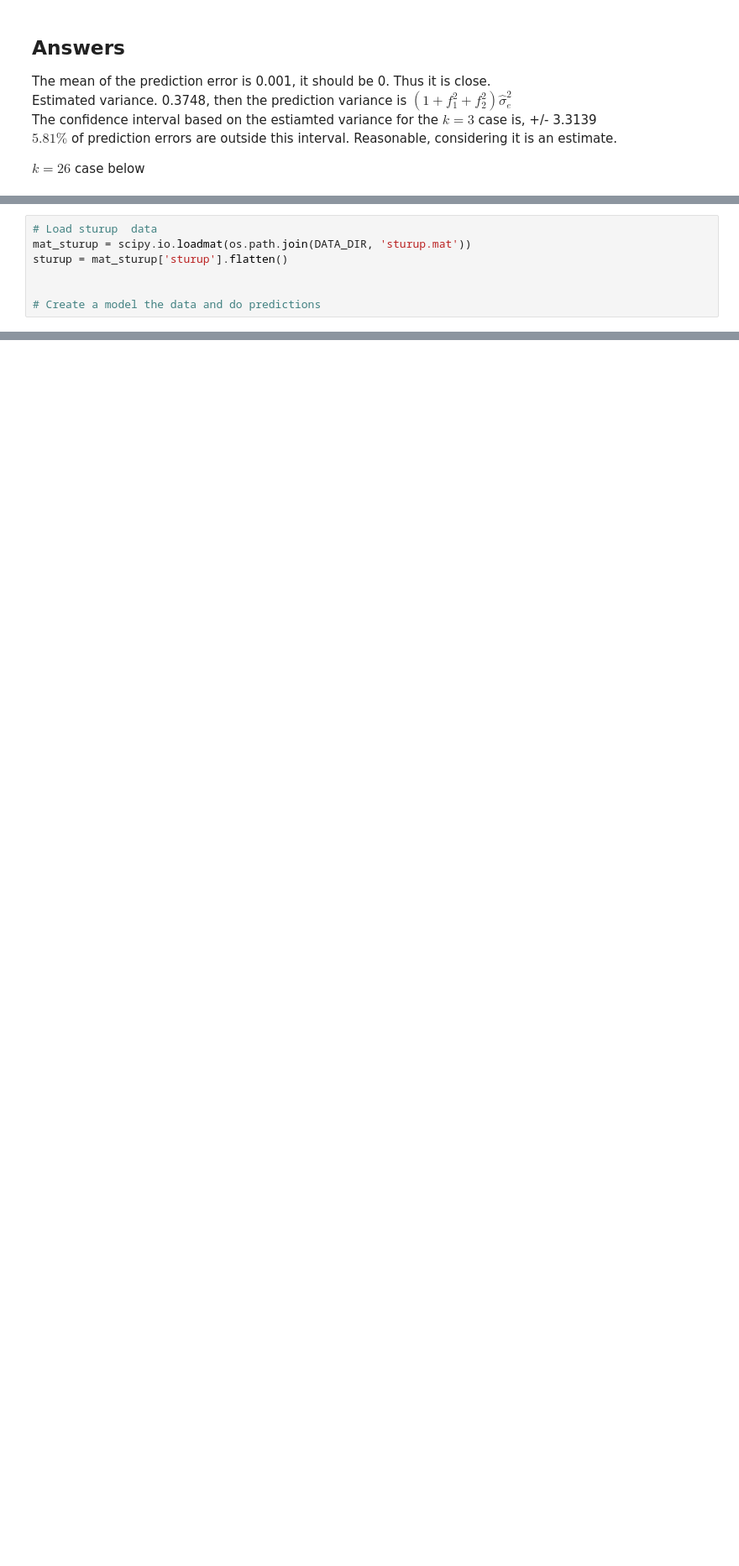
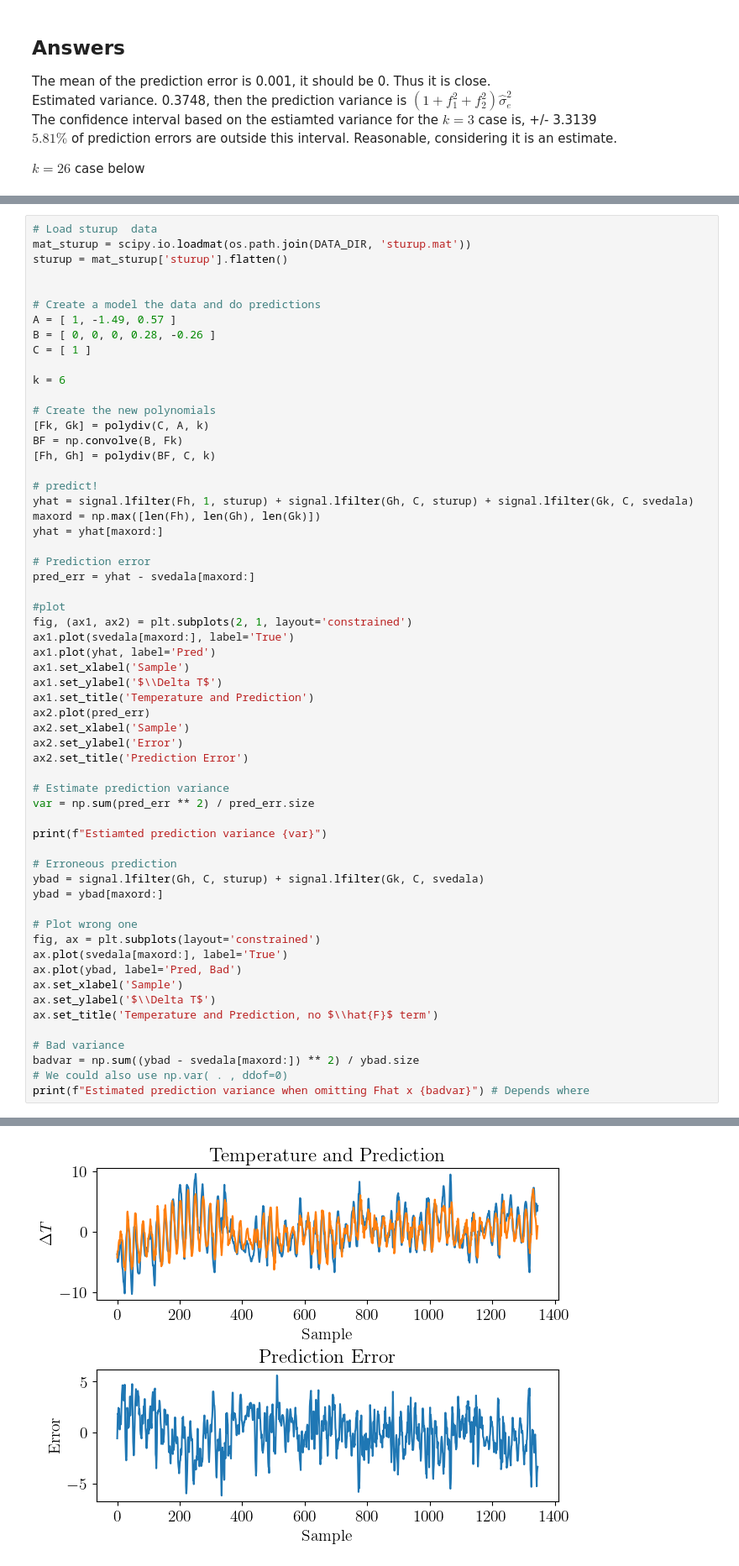
Before and after one commit to asifakhan09/MASM17-Time-series-analysis, a Jupyter notebook: Lab 2/lab2_Johan.ipynb, the cells around one changed output, grey strips where cells are left out. Shown at 84% size. Drawn from its saved outputs; the diff is of its cells as text; blank space fills up the shorter version.

```diff
--- a/Lab 2/lab2_Johan.ipynb
+++ b/Lab 2/lab2_Johan.ipynb
@@ -752,3 +776,56 @@ sturup = mat_sturup['sturup'].flatten()
 
 
 # Create a model the data and do predictions
+A = [ 1, -1.49, 0.57 ]
+B = [ 0, 0, 0, 0.28, -0.26 ]
+C = [ 1 ]
+
+k = 6
+
+# Create the new polynomials
+[Fk, Gk] = polydiv(C, A, k)
+BF = np.convolve(B, Fk)
+[Fh, Gh] = polydiv(BF, C, k)
+
+# predict!
+yhat = signal.lfilter(Fh, 1, sturup) + signal.lfilter(Gh, C, sturup) + signal.lfilter(Gk, C, svedala)
+maxord = np.max([len(Fh), len(Gh), len(Gk)])
+yhat = yhat[maxord:]
+
+# Prediction error
+pred_err = yhat - svedala[maxord:]
+
+#plot
+fig, (ax1, ax2) = plt.subplots(2, 1, layout='constrained')
+ax1.plot(svedala[maxord:], label='True')
+ax1.plot(yhat, label='Pred')
+ax1.set_xlabel('Sample')
+ax1.set_ylabel('$\\Delta T$')
+ax1.set_title('Temperature and Prediction')
+ax2.plot(pred_err)
+ax2.set_xlabel('Sample')
+ax2.set_ylabel('Error')
+ax2.set_title('Prediction Error')
+
+# Estimate prediction variance
+var = np.sum(pred_err ** 2) / pred_err.size
+
+print(f"Estiamted prediction variance {var}")
+
+# Erroneous prediction
+ybad = signal.lfilter(Gh, C, sturup) + signal.lfilter(Gk, C, svedala)
+ybad = ybad[maxord:]
+
+# Plot wrong one
+fig, ax = plt.subplots(layout='constrained')
+ax.plot(svedala[maxord:], label='True')
+ax.plot(ybad, label='Pred, Bad')
+ax.set_xlabel('Sample')
+ax.set_ylabel('$\\Delta T$')
+ax.set_title('Temperature and Prediction, no $\\hat{F}$ term')
+
+# Bad variance
+badvar = np.sum((ybad - svedala[maxord:]) ** 2) / ybad.size
+# We could also use np.var( . , ddof=0)
+print(f"Estimated prediction variance when omitting Fhat x {badvar}") # Depends where
+# %% [output]
@@ -754,0 +834 @@ sturup = mat_sturup['sturup'].flatten()
+[figure, added]
```
Also changed, not shown: parts of 12 cells of this notebook, 1 other file.
